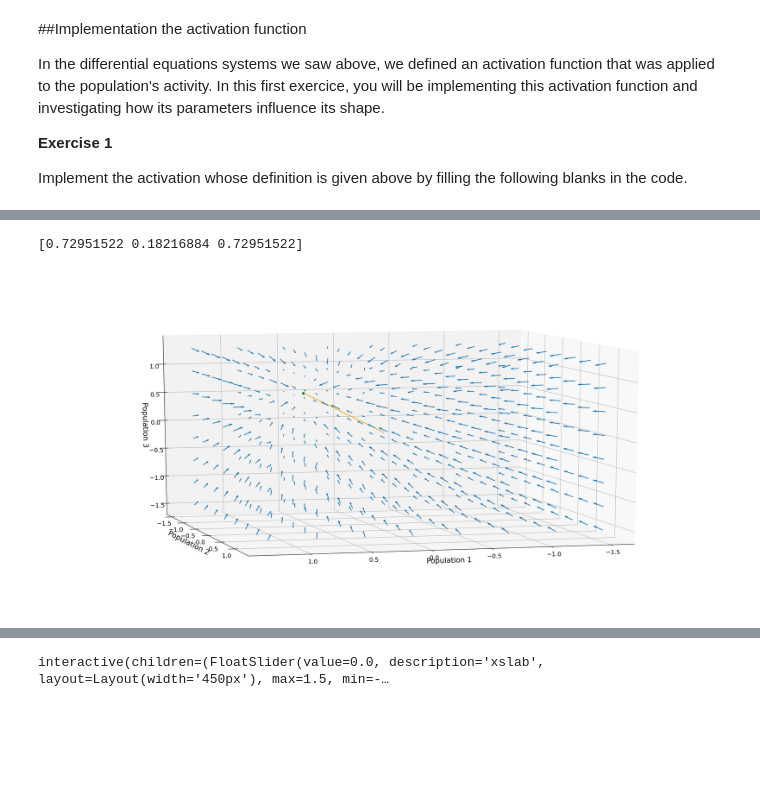
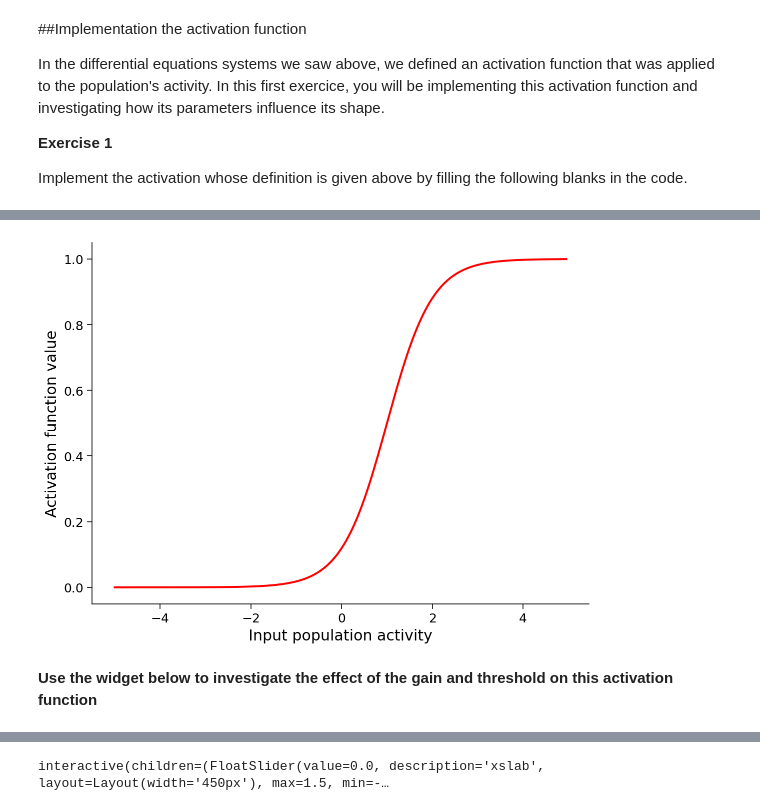
Before and after one commit to fblondiaux/LGBIO2072-2020, a Jupyter notebook: LGBIO2072_TP3.ipynb, the cells around one changed output, grey strips where cells are left out. Drawn from its saved outputs; the diff is of its cells as text; code cells hidden in the pictures; blank space fills up the shorter version.

```diff
--- a/LGBIO2072_TP3.ipynb
+++ b/LGBIO2072_TP3.ipynb
@@ -360,38 +76,36 @@ plt.show()
-# %%
-#Make sure to execute this cell
-
-from mpl_toolkits.mplot3d import Axes3D
-fig = plt.figure(figsize=(20,10))
-ax=fig.gca(projection='3d')
-
-x,y,z = np.meshgrid(np.arange(-1.5,1.6,0.4),
-                    np.arange(-1.5,1.6,0.4),
-                    np.arange(-1.5,1.6,0.4))
-u = np.zeros_like(x)
-v = np.zeros_like(y)
-w = np.zeros_like(z)
-for ix in range(len(x)):
-  for iy in range(len(y)):
-    for iz in range(len(z)):
-      h=simulate_wta([x[ix,iy,iz],y[ix,iy,iz], z[ix,iy,iz]],[1,0.5,1],sim_time=1)
-      u[ix,iy,iz] = h[0,-1]
-      v[ix,iy,iz] = h[1,-1]
-      w[ix,iy,iz] = h[2,-1]
-ax.quiver(x,y,z,u-x,v-y,w-z,length=0.1,normalize=True)
-ax.set_xlabel('Population 1')
-ax.set_ylabel('Population 2')
-ax.set_zlabel('Population 3')
-
-
-pos_init1 = [0,0,0]
-h = simulate_wta(pos_init1,[1,0.5,1],500)
-ax.plot(h[0,:],h[1,:],h[2,:],color="orange")
-ax.scatter(h[0,-1],h[1,-1],h[2,-1],color="green",marker='o')
-ax.view_init(elev=10., azim=75)
-
-
-
-print(h[:,-1])
-# %% [output]
-[0.72951522 0.18216884 0.72951522]
-[figure, removed]
+# %%
+def geval(hi,theta=1,Amax=1):
+  """
+  Computes the values of the activations functions for all neuronal population given their respective activity
+
+  Inputs :
+    hi is a vector containing the neural activity of the populations
+    theta is the threshold parameter
+    Amax is the gain parameter
+
+  Outputs :
+    feval is the value of the activation functions
+  """
+
+  ######################
+  ### your code here ###
+  ######################
+
+  feval = (1 + np.tanh(hi-theta)) * Amax/2
+  return feval
+
+
+#Run the lines below to test your code
+
+hi_input = np.arange(-5,5,0.05)
+feval = geval(hi_input)
+
+fig, ax = plt.subplots()
+ax.plot(hi_input,feval,color='red',linewidth=2)
+ax.set_xlabel("Input population activity")
+ax.set_ylabel("Activation function value")
+plt.show()
+# %% [output]
+[figure, added]
+# %% [markdown]
+**Use the widget below to investigate the effect of the gain and threshold on this activation function**
```
Also changed, not shown: parts of 44 cells of this notebook.
